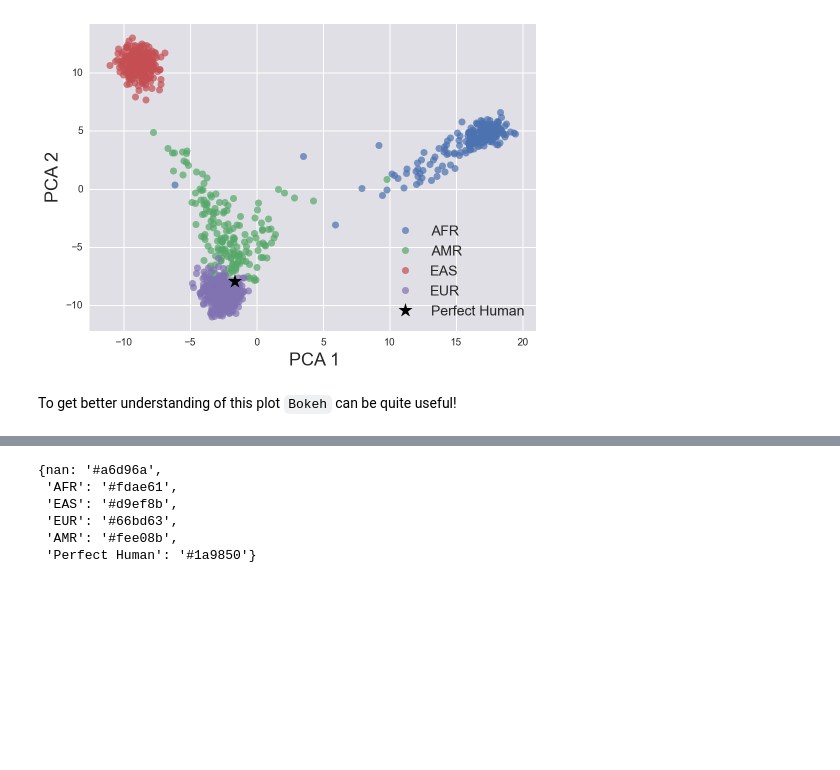
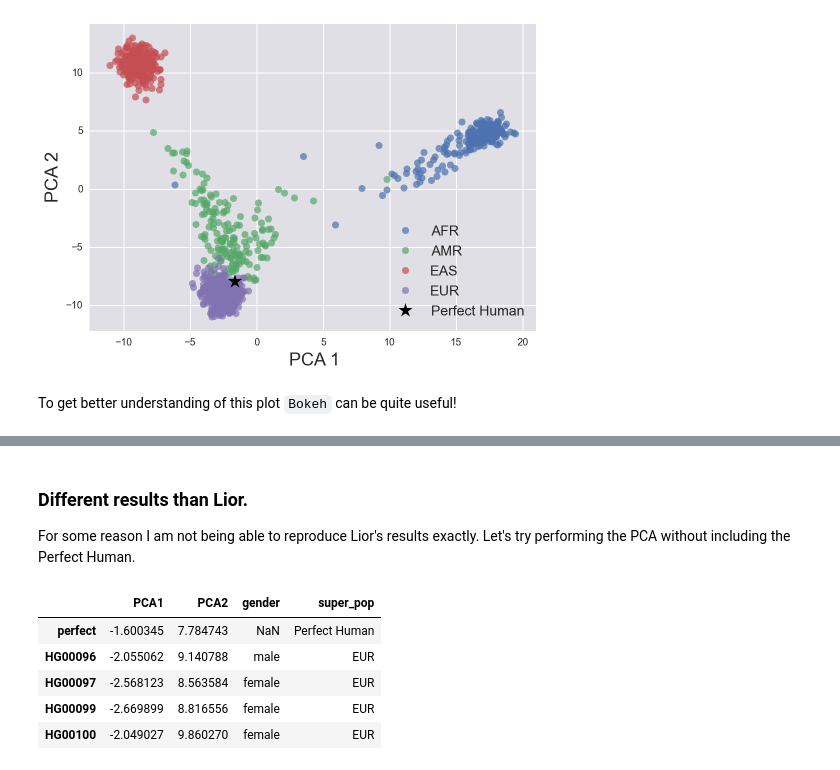
Before and after one commit to justinbois/bebi103, a Jupyter notebook: tutorials/r5_pca.ipynb, the cells around one changed output, grey strips where cells are left out. Cells and saved outputs as stored; diff of their text form; code cells hidden in the pictures; blank space fills up the shorter version.

```diff
--- a/tutorials/r5_pca.ipynb
+++ b/tutorials/r5_pca.ipynb
@@ -432,15 +432,31 @@ for key, group in df_snp_2d.groupby(['super_pop']):
 bokeh.io.show(p)
 # %% [output]
 [interactive output not drawn]
-# %%
-keys = df_snp_2d.super_pop.unique()
-values = bokeh.palettes.RdYlGn8
-col_dict = dict(zip(keys, values))
-col_dict
-# %% [output]
-{nan: '#a6d96a',
- 'AFR': '#fdae61',
- 'EAS': '#d9ef8b',
- 'EUR': '#66bd63',
- 'AMR': '#fee08b',
- 'Perfect Human': '#1a9850'}
+# %% [markdown]
+### Different results than Lior.
+For some reason I am not being able to reproduce Lior's results exactly.
+Let's try performing the PCA without including the Perfect Human.
+# %%
+# Perform the PCA again retaining only the top 2 components
+# and transform the data
+snp_pca = sklearn.decomposition.PCA(n_components=2)
+# Project the data into this 2D space
+snp_pca.fit(df_snp.drop(['gender', 'super_pop'], axis=1).\
+                        drop(['perfect'], axis=0))
+
+df_snp_2d = snp_pca.transform(df_snp.drop(['gender', 'super_pop'], axis=1))
+
+# Convert back to a nice tidy dataframe
+df_snp_2d = pd.DataFrame(df_snp_2d,
+                         columns=['PCA1', 'PCA2'], index=df_snp.index)
+# Add again the gender and super_pop columns
+df_snp_2d['gender'] = df_snp['gender']
+df_snp_2d['super_pop'] = df_snp['super_pop']
+df_snp_2d.head()
+# %% [output]
+|  | PCA1 | PCA2 | gender | super_pop |
+| perfect | -1.600345 | 7.784743 | NaN | Perfect Human |
+| HG00096 | -2.055062 | 9.140788 | male | EUR |
+| HG00097 | -2.568123 | 8.563584 | female | EUR |
+| HG00099 | -2.669899 | 8.816556 | female | EUR |
+| HG00100 | -2.049027 | 9.860270 | female | EUR |
```
Also changed, not shown: parts of 2 cells of this notebook.
